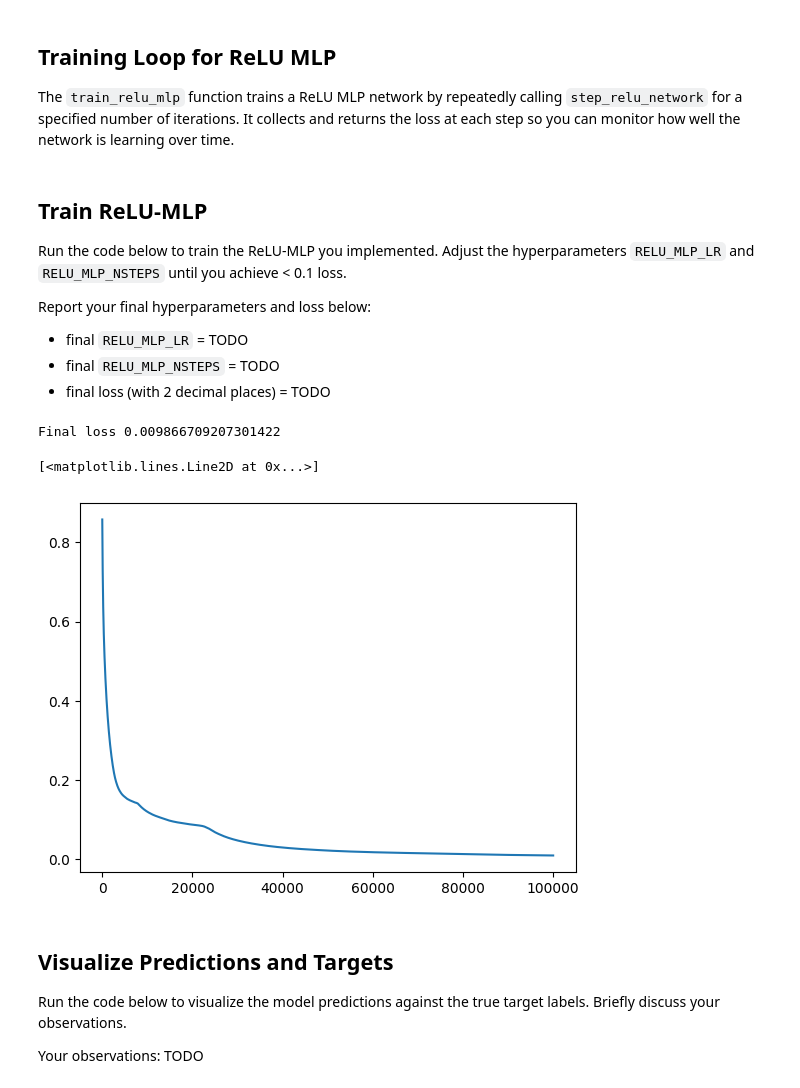
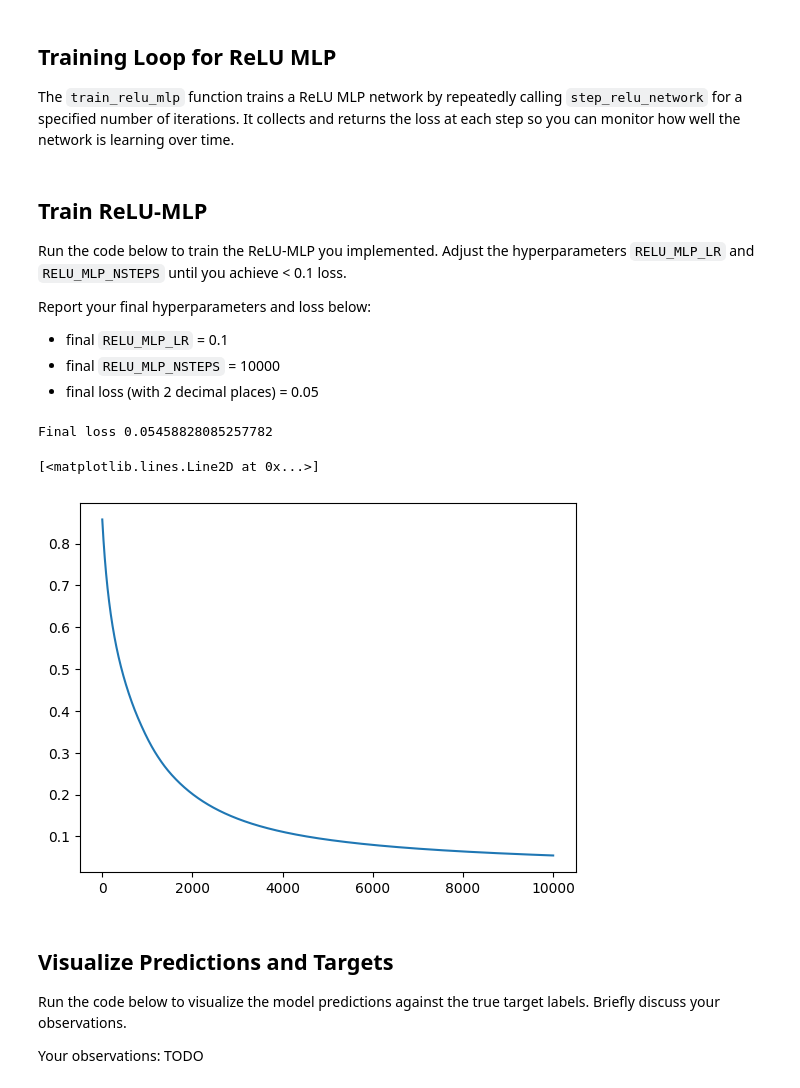
Before and after one commit to rumncoke-ai/CSC413, a Jupyter notebook: hw02.ipynb, the cells around one changed output. Cells and saved outputs as stored; diff of their text form; code cells hidden in the pictures.

```diff
--- a/hw02.ipynb
+++ b/hw02.ipynb
@@ -1140,12 +1140,16 @@ def compute_relu_mlp_partial_derivatives(
         ##########################################
         grad_loss_wrt_z_L = cost_partials[ind]
         weights_wrt_L = layer.weights
-        relu_deriv = relu_derivative(pre_activations[ind + 1])
-        # relu_deriv = relu_derivative(pre_activation)
+
+        if ind + 1 < len(pre_activations):
+            pre_act = pre_activations[-(ind + 2)]
+        else:
+            pre_act = pre_activation
+
+        relu_deriv = relu_derivative(pre_act)
 
         gradient = np.matmul(weights_wrt_L.T, grad_loss_wrt_z_L) * relu_deriv
         cost_partials.append(gradient)
-
         ##########################################
 
     cost_partials.reverse()
@@ -1301,39 +1305,39 @@ Run the code below to train the ReLU-MLP you implemented. Adjust the hyperparame
 
 Report your final hyperparameters and loss below:
 
-* final `RELU_MLP_LR` = TODO
-* final `RELU_MLP_NSTEPS` = TODO
-* final loss (with 2 decimal places) = TODO
+* final `RELU_MLP_LR` = 0.1
+* final `RELU_MLP_NSTEPS` = 10000
+* final loss (with 2 decimal places) = 0.05
 # %%
 # Prepare data for training
 np.random.seed(SEED)
 
 # Transpose inputs to shape (input_dim, batch_size)
 inputs = flower_X.T
 
 # One-hot encode targets to shape (num_classes, batch_size)
 targets = OneHotEncoder().fit_transform(flower_y).toarray().T
 
 # Initialize ReLU MLP with layer sizes [input, hidden1, hidden2, output]
 relu_mlp = ReLUMLP([2, 16, 16, NUM_CLASSES])
 
 ##########################################
 ## TODO: find correct hyper-parameters
 RELU_MLP_LR = 0.1
-RELU_MLP_NSTEPS = 100000
+RELU_MLP_NSTEPS = 10000
 ##########################################
 
 # Train the model
 losses = train_relu_mlp(relu_mlp, RELU_MLP_LR, RELU_MLP_NSTEPS,
                         inputs, targets)
 
 # Display training results
 print(f"Final loss {losses[-1]}")
 plt.plot(losses)
 # %% [output]
-Final loss 0.009866709207301422
+Final loss 0.05458828085257782
 [<matplotlib.lines.Line2D at 0x...>]
-[figure, old version]
+[figure, new version]
 # %% [markdown]
 ## Visualize Predictions and Targets
 
```
Also changed, not shown: parts of 1 cell of this notebook, 1 other file.
